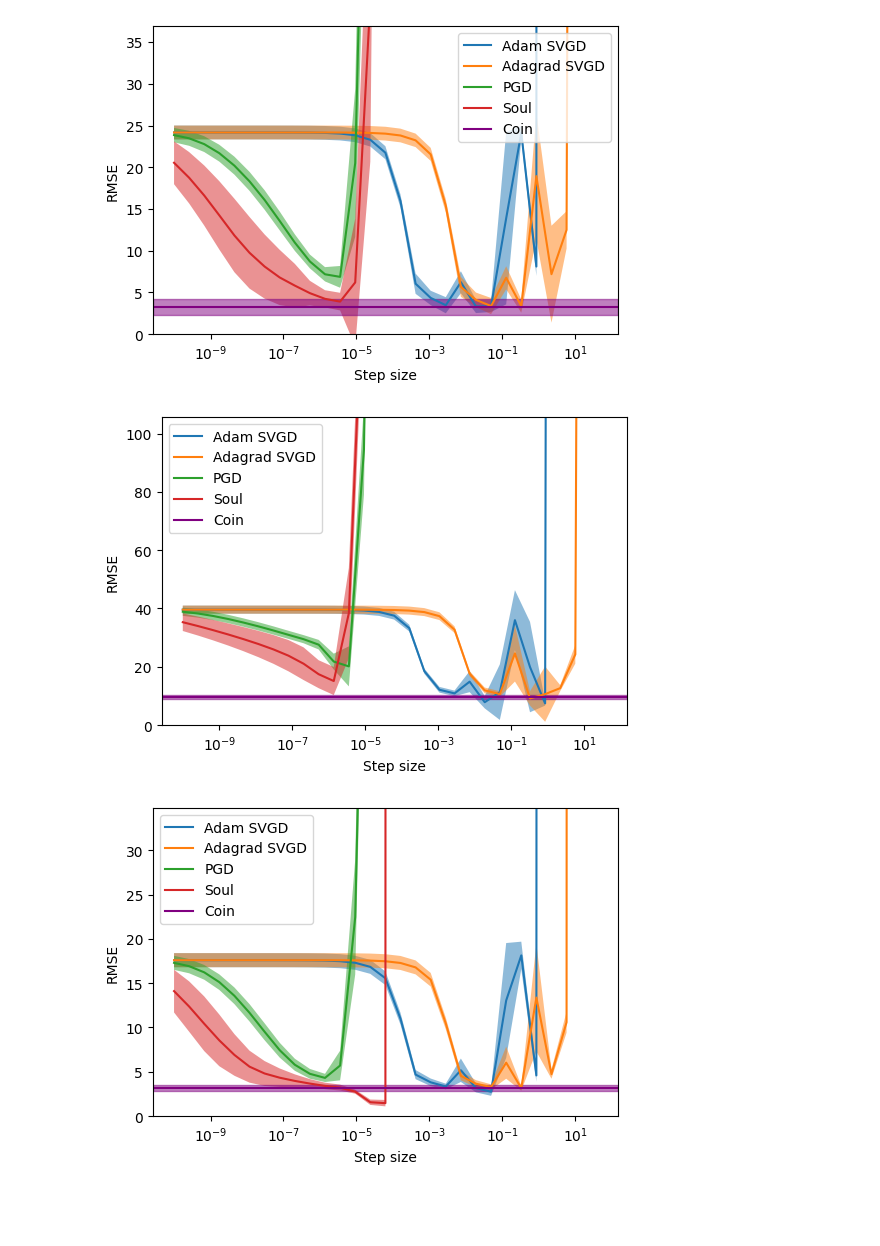
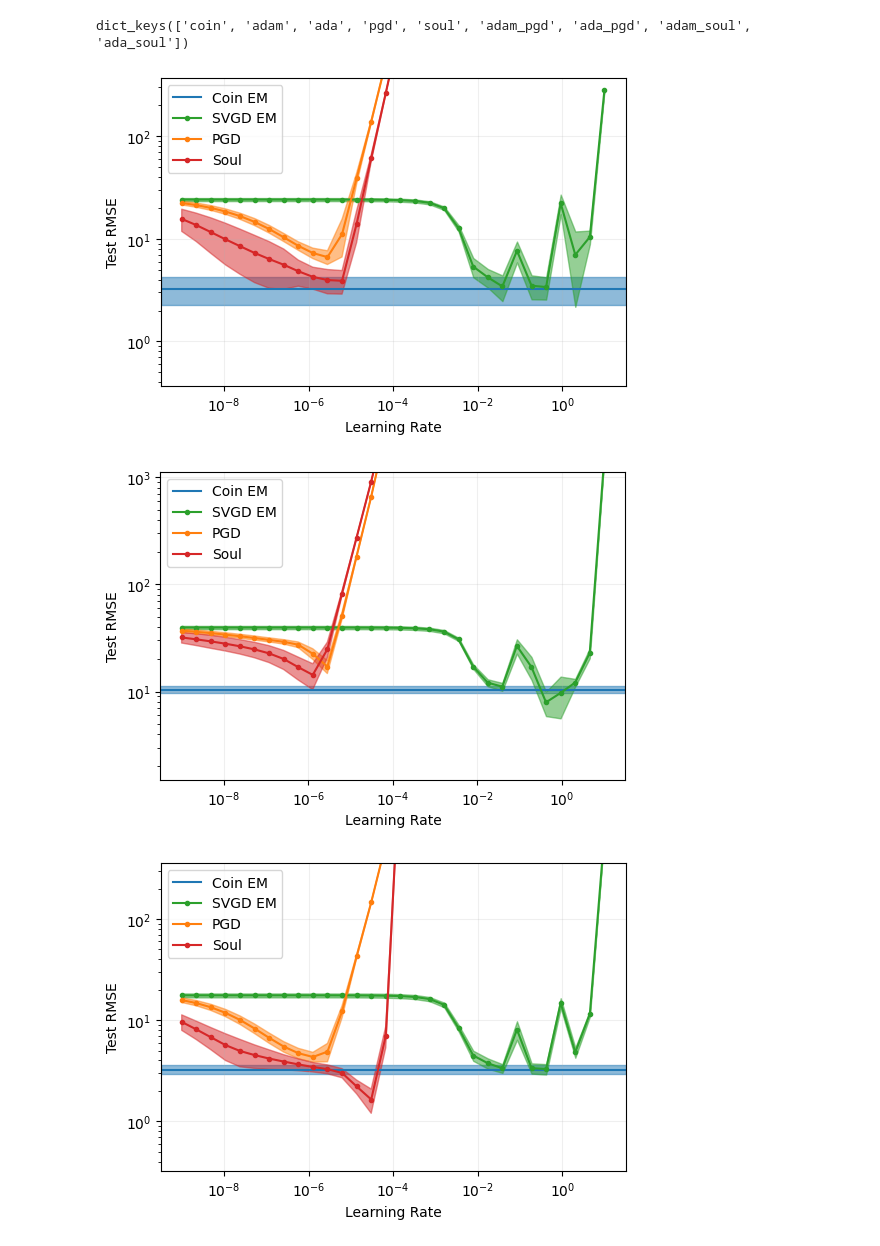
Before and after one commit to chris-nemeth/CoinEM, a Jupyter notebook: new_experiments/uci_bnn/plots.ipynb, the cells around one changed output. Cells and saved outputs as stored; diff of their text form; code cells hidden in the pictures; blank space fills up the shorter version.

Commit message:
Push all experiments and plots for LR and BNN.

```diff
--- a/new_experiments/uci_bnn/plots.ipynb
+++ b/new_experiments/uci_bnn/plots.ipynb
@@ -9,6 +9,15 @@ import pickle
 from coinem.uci import Boston
 
 import matplotlib.pyplot as plt
+# %%
+name = "Boston"
+
+with open(f"results/{name}.pkl","rb") as f:
+        data = pickle.load(f)
+
+data["rmse"].keys()
+# %% [output]
+dict_keys(['coin', 'adam', 'ada', 'pgd', 'soul', 'adam_pgd', 'ada_pgd', 'adam_soul', 'ada_soul'])
 # %%
 
 for name in ["Boston", "Concrete", "Energy", "Kin8nm", "Naval", "Power"]:#, "Protein", "Wine", "Yacht"]
@@ -20,48 +29,64 @@ for name in ["Boston", "Concrete", "Energy", "Kin8nm", "Naval", "Power"]:#, "Pro
     adam = jnp.array(data["rmse"]["adam"]).reshape((-1, 30, 1000)) # Learnrates, by repetitions, by iterations
     ada = jnp.array(data["rmse"]["ada"]).reshape((-1, 30, 1000)) # Learnrates, by repetitions, by iterations
     pgd = jnp.array(data["rmse"]["pgd"]).reshape((-1, 30, 1000)) # Learnrates, by repetitions, by iterations
     soul = jnp.array(data["rmse"]["soul"]).reshape((-1, 30, 1000)) # Learnrates, by repetitions, by iterations
+    # ada_pgd = jnp.array(data["rmse"]["ada_pgd"]).reshape((-1, 30, 1000)) # Learnrates, by repetitions, by iterations
+    # ada_soul = jnp.array(data["rmse"]["ada_soul"]).reshape((-1, 30, 1000)) # Learnrates, by repetitions, by iterations
+
     coin = jnp.array(data["rmse"]["coin"]) # Repetitions, by iterations
 
     step_sizes = data["step_sizes"]
 
 
     # Index of the iteration to plot
     i = -1
 
-    thresh = 20 * jnp.mean(coin[:, i].std(axis=0))
+    thresh = 5 * jnp.mean(coin[:, i].std(axis=0))
 
     fig, ax = plt.subplots(figsize=(6, 4))
 
+    # Plot coin
+    ax.axhline(coin[:, i].mean(axis=0), label="Coin EM", color="C0")
+    ax.axhspan(coin[:, i].mean(axis=0) - coin[:, i].std(axis=0), coin[:, i].mean(axis=0) + coin[:, i].std(axis=0), alpha=0.5, color="C0")
+
     # # Plot adam
-    ax.plot(step_sizes, adam[:,:,i].mean(axis=0), label='Adam SVGD')
-    ax.fill_between(step_sizes, adam[:,:,i].mean(axis=0) - jnp.minimum(adam[:,:,i].std(axis=0), thresh), adam[:,:,i].mean(axis=0) + jnp.minimum(adam[:,:,i].std(axis=0), thresh), alpha=0.5)
+    # ax.plot(step_sizes, adam[:,:,i].mean(axis=0), label='Adam SVGD', color="C1")
+    # ax.fill_between(step_sizes, adam[:,:,i].mean(axis=0) - jnp.minimum(adam[:,:,i].std(axis=0), thresh), adam[:,:,i].mean(axis=0) + jnp.minimum(adam[:,:,i].std(axis=0), thresh), alpha=0.5, color="C1")
 
     # Plot ada
-    ax.plot(step_sizes, ada[:,:,i].mean(axis=0), label='Adagrad SVGD')
-    ax.fill_between(step_sizes, ada[:,:,i].mean(axis=0) - jnp.minimum(ada[:,:,i].std(axis=0), thresh), ada[:,:,i].mean(axis=0) + jnp.minimum(ada[:,:,i].std(axis=0), thresh), alpha=0.5)
+    ax.plot(step_sizes, ada[:,:,i].mean(axis=0), ".-", label='SVGD EM', color="C2")
+    ax.fill_between(step_sizes, ada[:,:,i].mean(axis=0) - jnp.minimum(ada[:,:,i].std(axis=0), thresh), ada[:,:,i].mean(axis=0) + jnp.minimum(ada[:,:,i].std(axis=0), thresh), alpha=0.5, color="C2")
 
     # Plot pgd
-    ax.plot(step_sizes, pgd[:,:,i].mean(axis=0), label='PGD')
-    ax.fill_between(step_sizes, pgd[:,:,i].mean(axis=0) - jnp.minimum(pgd[:,:,i].std(axis=0), thresh), pgd[:,:,i].mean(axis=0) + jnp.minimum(pgd[:,:,i].std(axis=0), thresh), alpha=0.5)
+    ax.plot(step_sizes, pgd[:,:,i].mean(axis=0), ".-",label='PGD', color="C1")
+    ax.fill_between(step_sizes, pgd[:,:,i].mean(axis=0) - jnp.minimum(pgd[:,:,i].std(axis=0), thresh), pgd[:,:,i].mean(axis=0) + jnp.minimum(pgd[:,:,i].std(axis=0), thresh), alpha=0.5, color="C1")
 
     # Plot soul
-    ax.plot(step_sizes, soul[:,:,i].mean(axis=0), label='Soul')
-    ax.fill_between(step_sizes, soul[:,:,i].mean(axis=0) - jnp.minimum(soul[:,:,i].std(axis=0), thresh), soul[:,:,i].mean(axis=0) + jnp.minimum(soul[:,:,i].std(axis=0), thresh), alpha=0.5)
+    ax.plot(step_sizes, soul[:,:,i].mean(axis=0), ".-", label='Soul', color="C3")
+    ax.fill_between(step_sizes, soul[:,:,i].mean(axis=0) - jnp.minimum(soul[:,:,i].std(axis=0), thresh), soul[:,:,i].mean(axis=0) + jnp.minimum(soul[:,:,i].std(axis=0), thresh), alpha=0.5, color="C3")
 
-    # Plot coin
-    ax.axhline(coin[:, i].mean(axis=0), label="Coin", color="purple")
-    ax.axhspan(coin[:, i].mean(axis=0) - coin[:, i].std(axis=0), coin[:, i].mean(axis=0) + coin[:, i].std(axis=0), alpha=0.5, color="purple")
+    # # Plot ada_pgd
+    # ax.plot(step_sizes, ada_pgd[:,:,i].mean(axis=0), ".-", label='Ada PGD', color="C4")
+    # ax.fill_between(step_sizes, ada_pgd[:,:,i].mean(axis=0) - jnp.minimum(ada_pgd[:,:,i].std(axis=0), thresh), ada_pgd[:,:,i].mean(axis=0) + jnp.minimum(ada_pgd[:,:,i].std(axis=0), thresh), alpha=0.5, color="C4")
+
+    # # Plot ada_soul
+    # ax.plot(step_sizes, ada_soul[:,:,i].mean(axis=0), ".-", label='Ada Soul', color="C5")
+    # ax.fill_between(step_sizes, ada_soul[:,:,i].mean(axis=0) - jnp.minimum(ada_soul[:,:,i].std(axis=0), thresh), ada_soul[:,:,i].mean(axis=0) + jnp.minimum(ada_soul[:,:,i].std(axis=0), thresh), alpha=0.5, color="C5")
 
 
-    plt.ylim(0, 10 * coin.mean())
+
+
+
     plt.xscale('log')
-    plt.xlabel('Step size')
-    plt.ylabel('RMSE')
+    plt.yscale("log")
+    plt.xlabel('Learning Rate')
+    plt.ylabel('Test RMSE')
     plt.legend()
+    plt.ylim(0, 100 * coin.mean())
+    plt.grid(True, alpha=0.2)
 
     plt.savefig(f"results/{name}_rmse.pdf", bbox_inches='tight')
 # %% [output]
-[figure, old version]
+[figure, new version]
-[figure, old version]
+[figure, new version]
-[figure, old version]
+[figure, new version]
```
Also changed, not shown: parts of 1 cell of this notebook, 39 other files.
